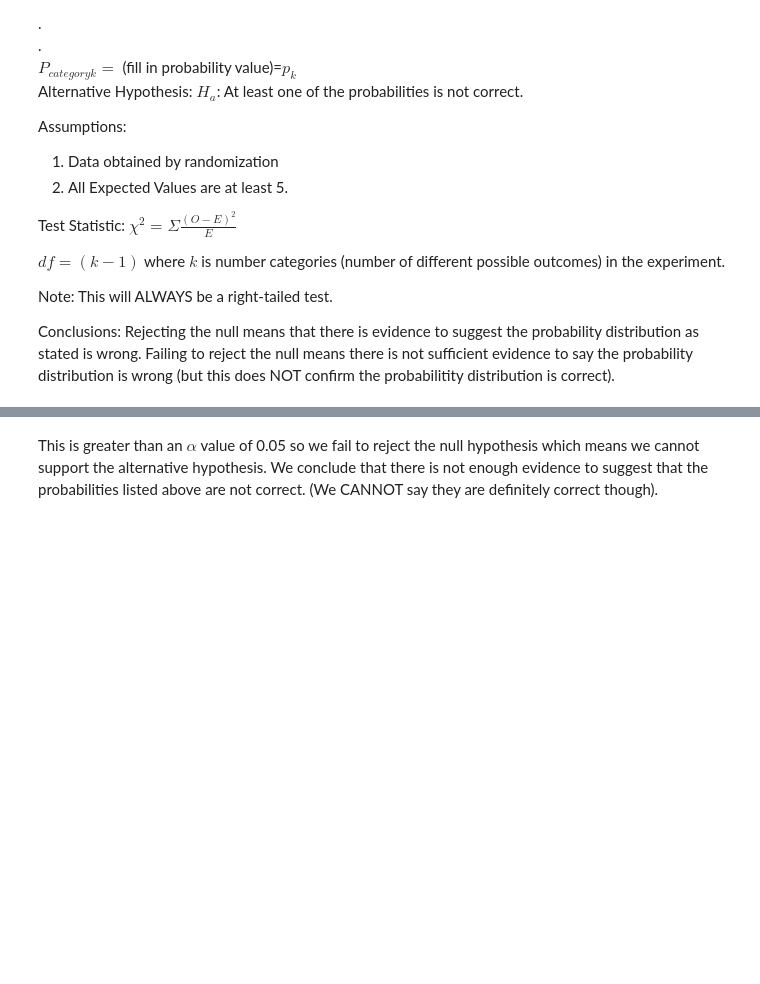
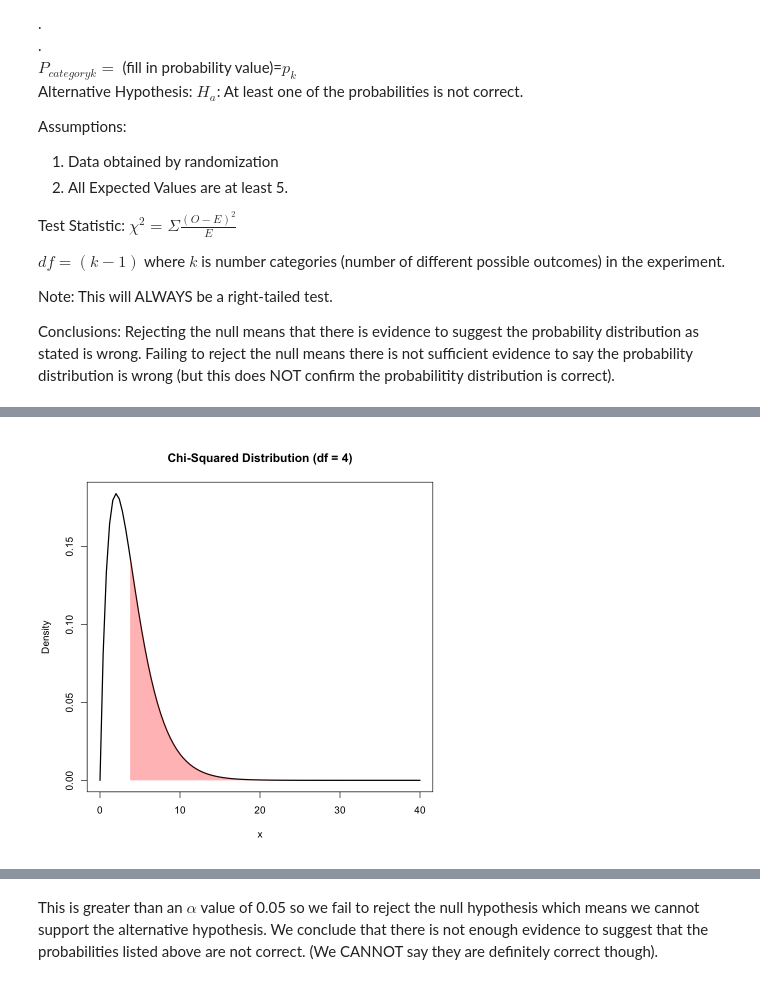
Before and after one commit to tphilli2/datadiveintobirmingham, a Jupyter notebook: Chapter5HypothesisTesting.ipynb, the cells around one changed output, grey strips where cells are left out. Drawn from its saved outputs; the diff is of its cells as text; code cells hidden in the pictures; blank space fills up the shorter version.

```diff
--- a/Chapter5HypothesisTesting.ipynb
+++ b/Chapter5HypothesisTesting.ipynb
@@ -550,19 +558,21 @@ Looking at the area to the right of 3.7667 on the chi-squared distribution of $d
 # %%
 #create density curve
 curve(dchisq(x, df = 4), from = 0, to = 40,
-main = 'Chi-Square Distribution (df = 4)',
+main = 'Chi-Squared Distribution (df = 4)',
 ylab = 'Density',
 lwd = 2)
 
 #create vector of x values
 x_vector <- seq(3.7667, 40)
 
 #create vector of chi-square density values
 p_vector <- dchisq(x_vector, df = 4)
 
 #fill in portion of the density plot from 0 to 40
 polygon(c(x_vector, rev(x_vector)), c(p_vector, rep(0, length(p_vector))),
         col = adjustcolor('red', alpha=0.3), border = NA)
+# %% [output]
+[figure, added]
 # %%
 # calculating area to the *right* for chi-squared distribution
 # with inputs of chi-squared statistic and df
```
Also changed, not shown: parts of 8 cells of this notebook.
